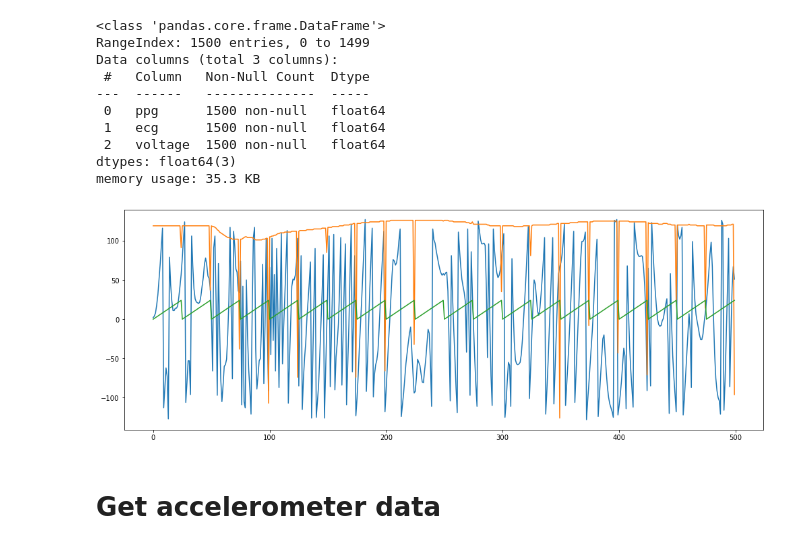
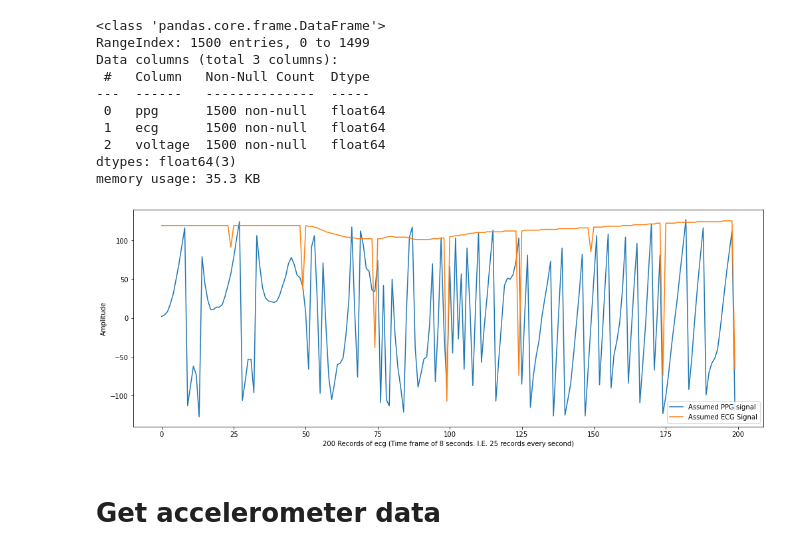
Before and after one commit to gaurav-95/PPG, a Jupyter notebook: PPG_acc_vals.ipynb, the cells around one changed output. Saved outputs shown, nothing was run; the diff lists cells and outputs as text; code cells hidden in the pictures.

```diff
--- a/PPG_acc_vals.ipynb
+++ b/PPG_acc_vals.ipynb
@@ -126,14 +126,18 @@ dtypes: float64(3)
 memory usage: 35.3 KB
 # %%
 import matplotlib.pyplot as plt
+
 plt.figure(figsize=(17,6))
-plt.plot(shocked['ppg'][0:500])
-plt.plot(shocked['ecg'][0:500])
-plt.plot(shocked['voltage'][0:500])
+plt.plot(shocked['ppg'][0:200])
+plt.plot(shocked['ecg'][0:200])
+plt.xlabel("200 Records of ecg (Time frame of 8 seconds. I.E. 25 records every second)")
+plt.ylabel("Amplitude")
+plt.legend(["Assumed PPG signal", "Assumed ECG Signal"], loc ="lower right")
+#plt.plot(shocked['voltage'][0:100])
 
 plt.show()
 # %% [output]
-[figure, old version]
+[figure, new version]
 # %% [markdown]
 # Get accelerometer data
 # %%
```
Also changed, not shown: parts of 2 cells of this notebook, 1 other file.
